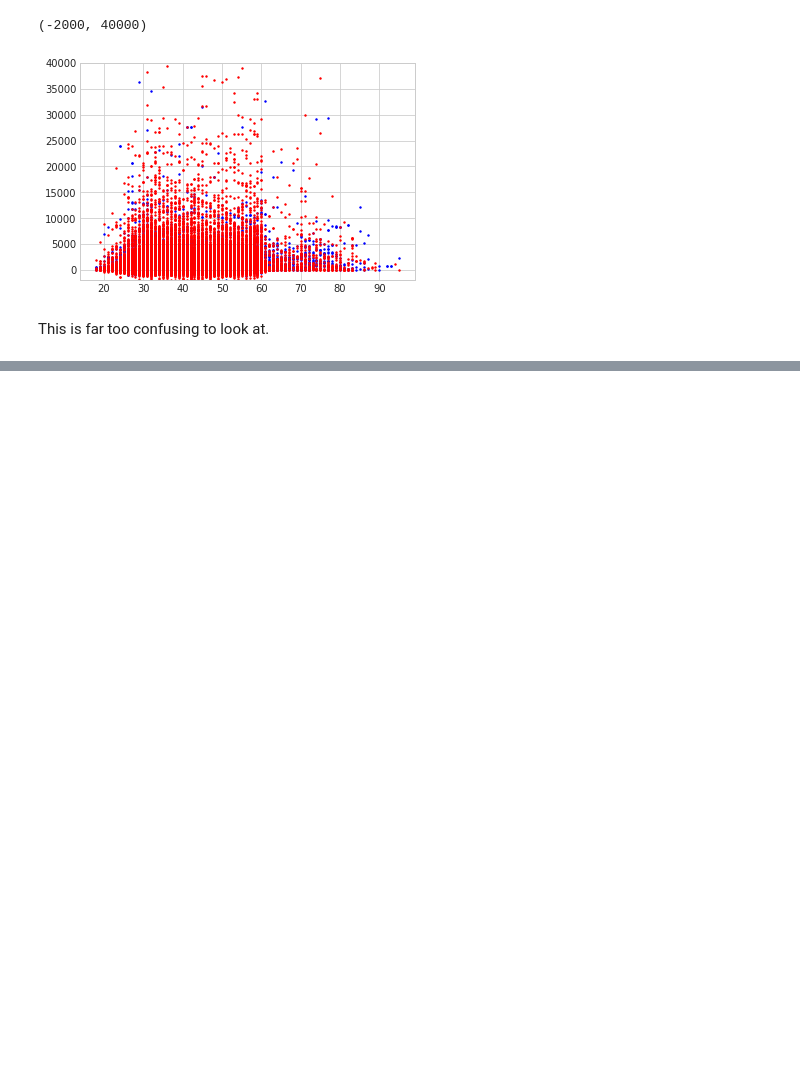
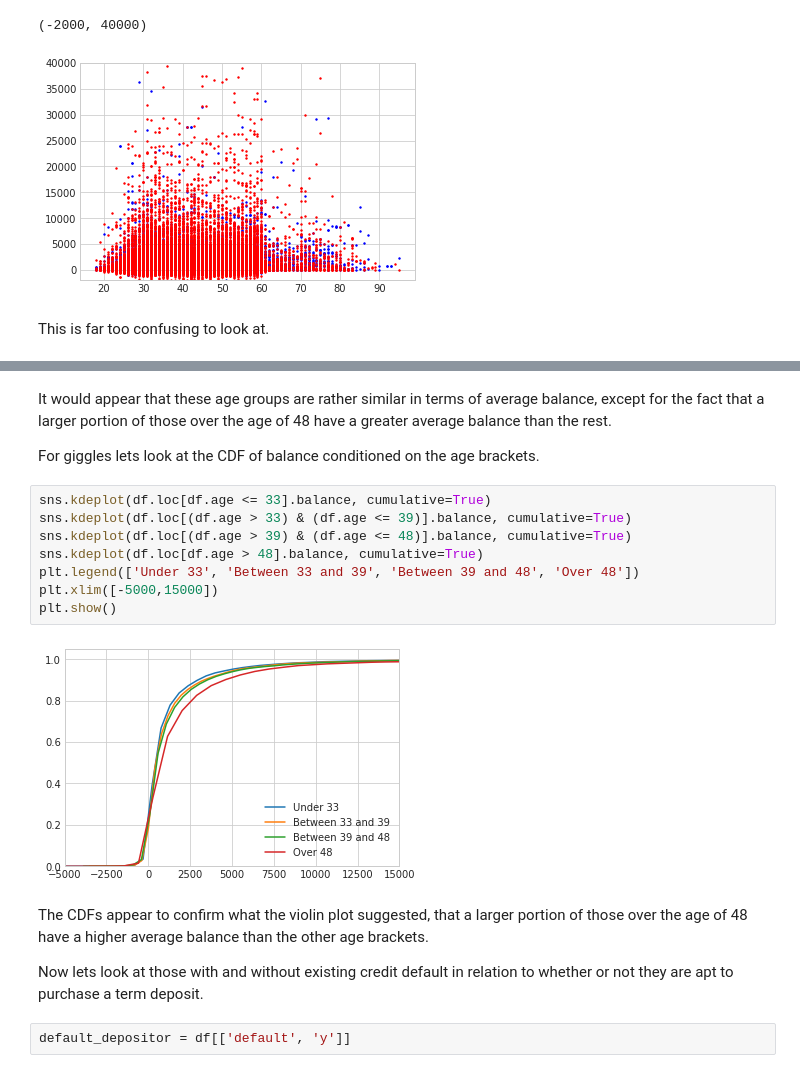
Before and after one commit to mrrobertbates/Springboard, a Jupyter notebook: Capstone_Project1_data_story/capstone_project1_data_story.ipynb, the cells around one changed output, grey strips where cells are left out. Cells and saved outputs as stored; diff of their text form; blank space fills up the shorter version.

```diff
--- a/Capstone_Project1_data_story/capstone_project1_data_story.ipynb
+++ b/Capstone_Project1_data_story/capstone_project1_data_story.ipynb
@@ -133,0 +166,20 @@ df.balance.apply(lambda x: )
+# %% [markdown]
+It would appear that these age groups are rather similar in terms of average balance, except for the fact that a larger portion of those over the age of 48 have a greater average balance than the rest.
+
+For giggles lets look at the CDF of balance conditioned on the age brackets.
+# %%
+sns.kdeplot(df.loc[df.age <= 33].balance, cumulative=True)
+sns.kdeplot(df.loc[(df.age > 33) & (df.age <= 39)].balance, cumulative=True)
+sns.kdeplot(df.loc[(df.age > 39) & (df.age <= 48)].balance, cumulative=True)
+sns.kdeplot(df.loc[df.age > 48].balance, cumulative=True)
+plt.legend(['Under 33', 'Between 33 and 39', 'Between 39 and 48', 'Over 48'])
+plt.xlim([-5000,15000])
+plt.show()
+# %% [output]
+[figure, added]
+# %% [markdown]
+The CDFs appear to confirm what the violin plot suggested, that a larger portion of those over the age of 48 have a higher average balance than the other age brackets.
+
+Now lets look at those with and without existing credit default in relation to whether or not they are apt to purchase a term deposit.
+# %%
+default_depositor = df[['default', 'y']]
```
Also changed, not shown: parts of 21 cells of this notebook, 8 other files.
